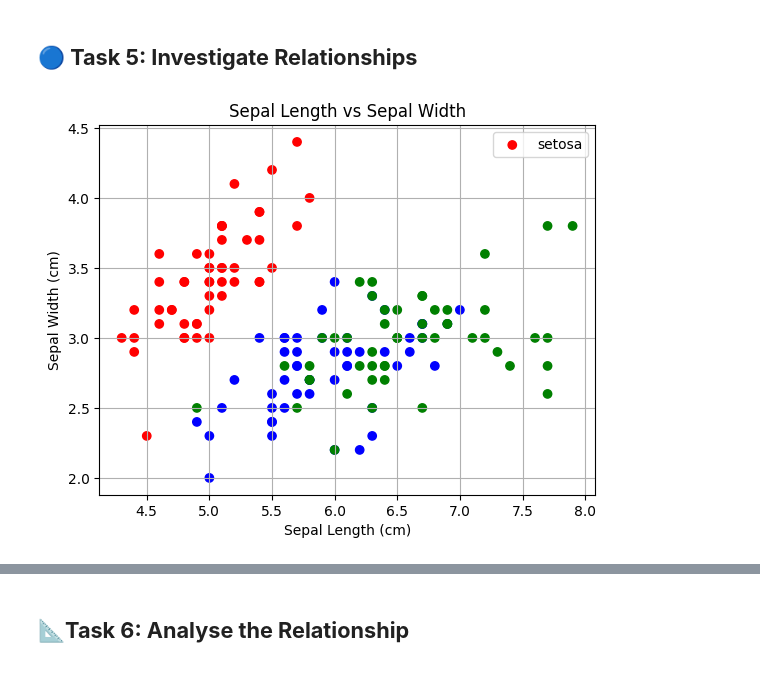
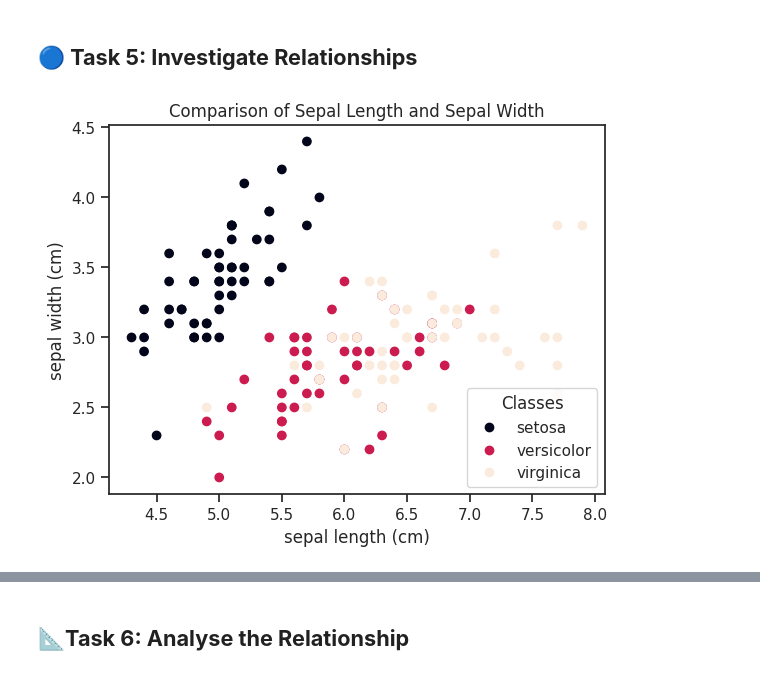
Before and after one commit to marianemcgrath/principles_of_da, a Jupyter notebook: tasks.ipynb, the cells around one changed output, grey strips where cells are left out. Cells and saved outputs as stored; diff of their text form; code cells hidden in the pictures.

```diff
--- a/tasks.ipynb
+++ b/tasks.ipynb
@@ -151,26 +173,26 @@ plt.show()
 [figure]
 # %% [markdown]
 ## **🔵 Task 5: Investigate Relationships**
-# %%
-# We'll visualize the relationships between features
-color_map = {'setosa': 'red', 'versicolor': 'blue', 'virginica': 'green'}
-
-# We'll create a color list based on the target variable using a loop
-colors = [color_map[data.target_names[i]] for i in data.target]
-
-# Then, we create a scatter plot of sepal length vs sepal width
-plt.scatter(df['sepal length (cm)'], df['sepal width (cm)'], c=colors)
-
-# We'll add legend
-plt.legend(data.target_names, title_fontsize='13')
-
-# Lastly, we'll add labels, a title and a grid
-plt.title('Sepal Length vs Sepal Width')
-plt.xlabel('Sepal Length (cm)')
-plt.ylabel('Sepal Width (cm)')
-plt.grid()
-
-# Show the plot
-plt.show()
-# %% [output]
-[figure, removed]
+# %%
+# Now, we'll create a scatter plot
+_, ax = plt.subplots()
+
+# Scatter plot of the first two features
+scatter = ax.scatter(iris.data[:, 0], iris.data[:, 1], c=iris.target)
+
+# Set the title and labels
+ax.set_title("Comparison of Sepal Length and Sepal Width")
+
+# Set the x and y axis labels
+ax.set(xlabel=iris.feature_names[0], ylabel=iris.feature_names[1])
+
+# We'll use _ = because we don't need to store the legend object.
+_ = ax.legend(scatter.legend_elements()[0], iris.target_names, loc="lower right", title="Classes")
+
+# Showing the plot
+plt.show()
+
+# Source: https://scikit-learn.org/1.4/auto_examples/datasets/plot_iris_dataset.html
+# Source: https://zion-oladiran.medium.com/exploratory-data-analysis-iris-dataset-68897497b120
+# %% [output]
+[figure, added]
```
Also changed, not shown: parts of 12 cells of this notebook.
